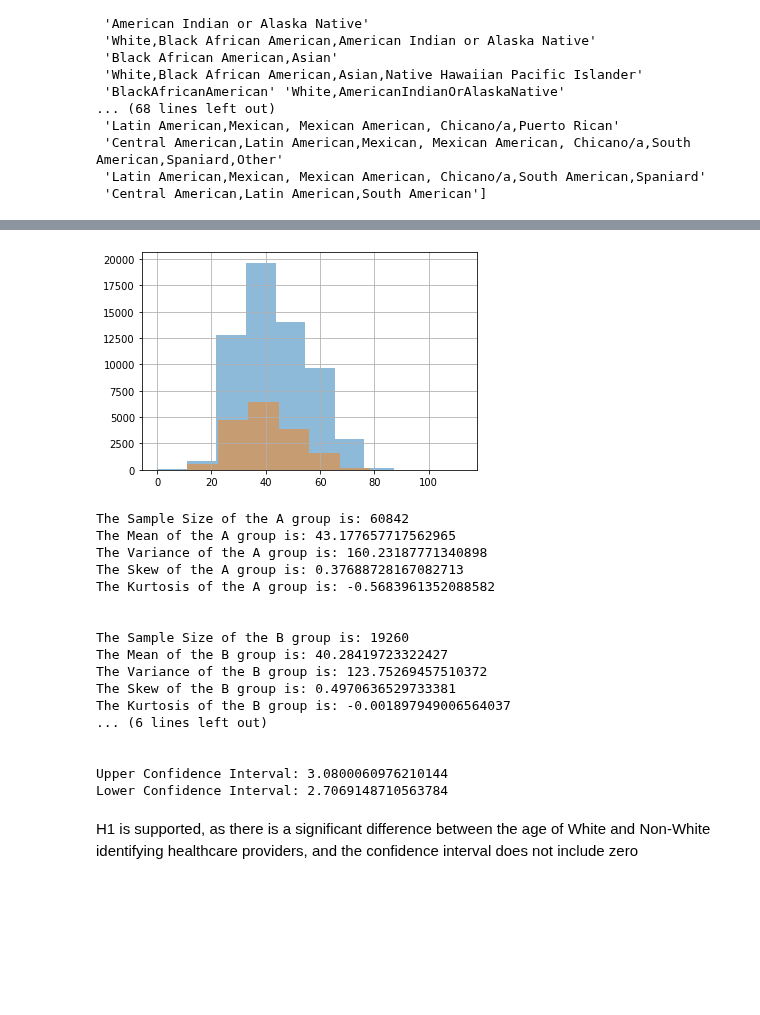
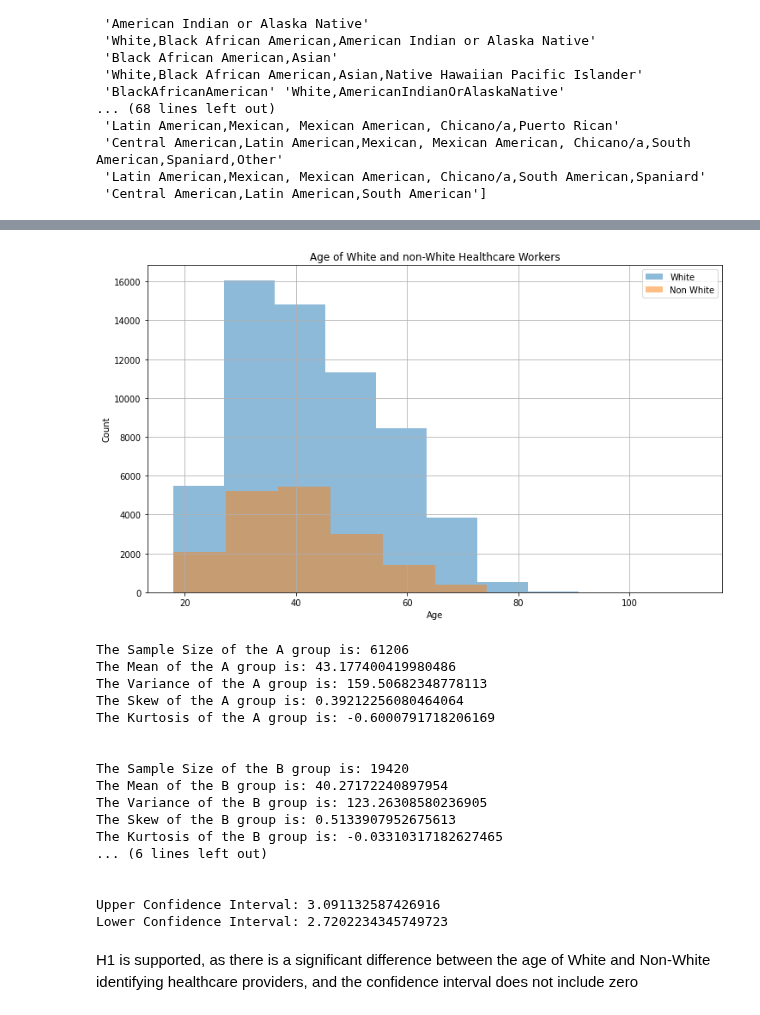
Before and after one commit to luminarian/thinkful-capstone-1, a Jupyter notebook: capstone.ipynb, the cells around one changed output, grey strips where cells are left out. Cells and saved outputs as stored; diff of their text form; code cells hidden in the pictures; blank space fills up the shorter version.

```diff
--- a/capstone.ipynb
+++ b/capstone.ipynb
@@ -23,6 +23,9 @@ import statsmodels.api
 ##Creating an age column out of healthcare worker birth years
 df['Age'] = 2020 - df['BirthYear']
 df['Age'] = np.floor(df['Age'])
+for i in range(len(df)):
+    if df['Age'][i] < 18:
+        df['Age'][i] = None
 # %%
 ##Identifying different racial and ethnic groups
 print(df.Race.unique())
@@ -162,31 +190,36 @@ def non_parametric_analysis(a, b, var):
     print('\n' + str(stats.mannwhitneyu(a[var], b[var])))
 # %%
 ##H1: There is a significant difference between the age of White and Non-White identifying healthcare providers
+plt.figure(figsize=(12, 7))
 white['Age'].hist(alpha=0.5)
 nonWhite['Age'].hist(alpha=0.5)
+plt.legend(['White', 'Non White'])
+plt.xlabel('Age')
+plt.ylabel("Count")
+plt.title('Age of White and non-White Healthcare Workers')
 plt.show()
 #Looks Normally Distributed
 
 t_test_analysis(white, nonWhite, 'Age')
 # %% [output]
-[figure, old version]
+[figure, new version]
-The Sample Size of the A group is: 60842
-The Mean of the A group is: 43.177657717562965
-The Variance of the A group is: 160.23187771340898
-The Skew of the A group is: 0.37688728167082713
-The Kurtosis of the A group is: -0.5683961352088582
+The Sample Size of the A group is: 61206
+The Mean of the A group is: 43.177400419980486
+The Variance of the A group is: 159.50682348778113
+The Skew of the A group is: 0.39212256080464064
+The Kurtosis of the A group is: -0.6000791718206169
 
 
-The Sample Size of the B group is: 19260
-The Mean of the B group is: 40.28419723322427
-The Variance of the B group is: 123.75269457510372
-The Skew of the B group is: 0.4970636529733381
-The Kurtosis of the B group is: -0.001897949006564037
+The Sample Size of the B group is: 19420
+The Mean of the B group is: 40.27172240897954
+The Variance of the B group is: 123.26308580236905
+The Skew of the B group is: 0.5133907952675613
+The Kurtosis of the B group is: -0.03310317182627465
 ... (6 lines left out)
 
 
-Upper Confidence Interval: 3.0800060976210144
-Lower Confidence Interval: 2.7069148710563784
+Upper Confidence Interval: 3.091132587426916
+Lower Confidence Interval: 2.7202234345749723
 # %% [markdown]
 H1 is supported, as there is a significant difference between the age of White and Non-White identifying healthcare providers, and the confidence interval does not include zero
 # %%
```
Also changed, not shown: parts of 12 cells of this notebook, 7 other files.
